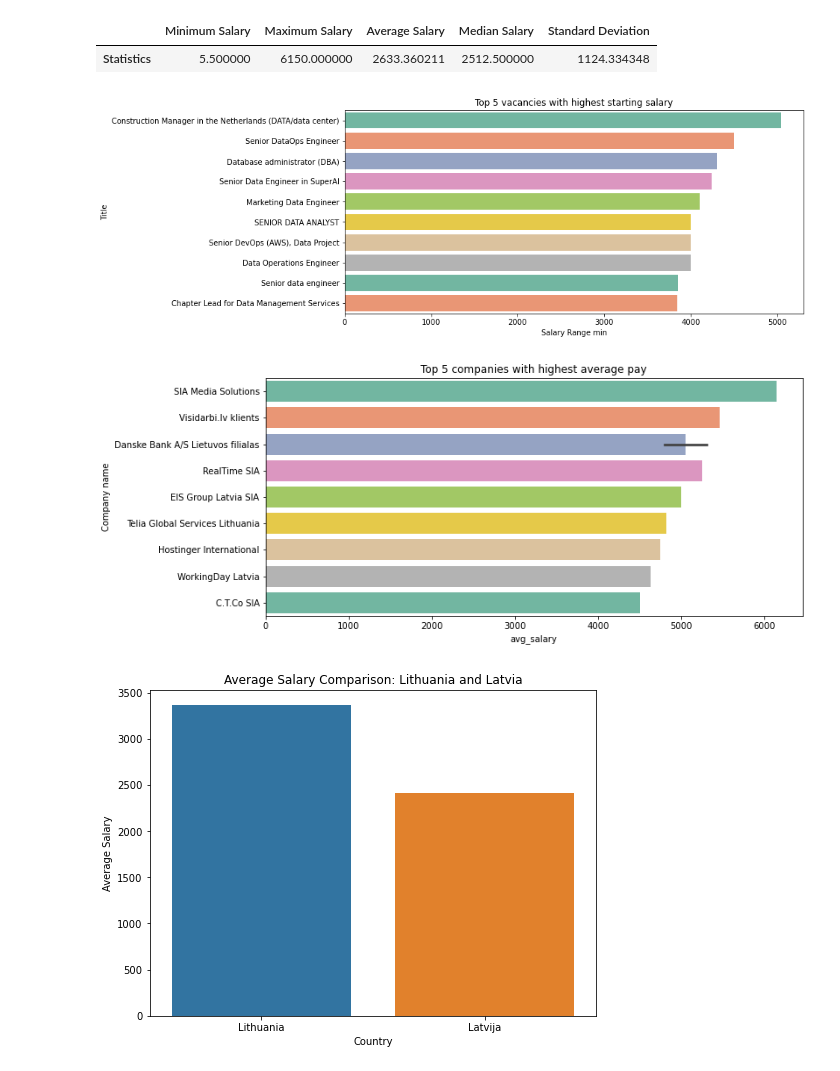
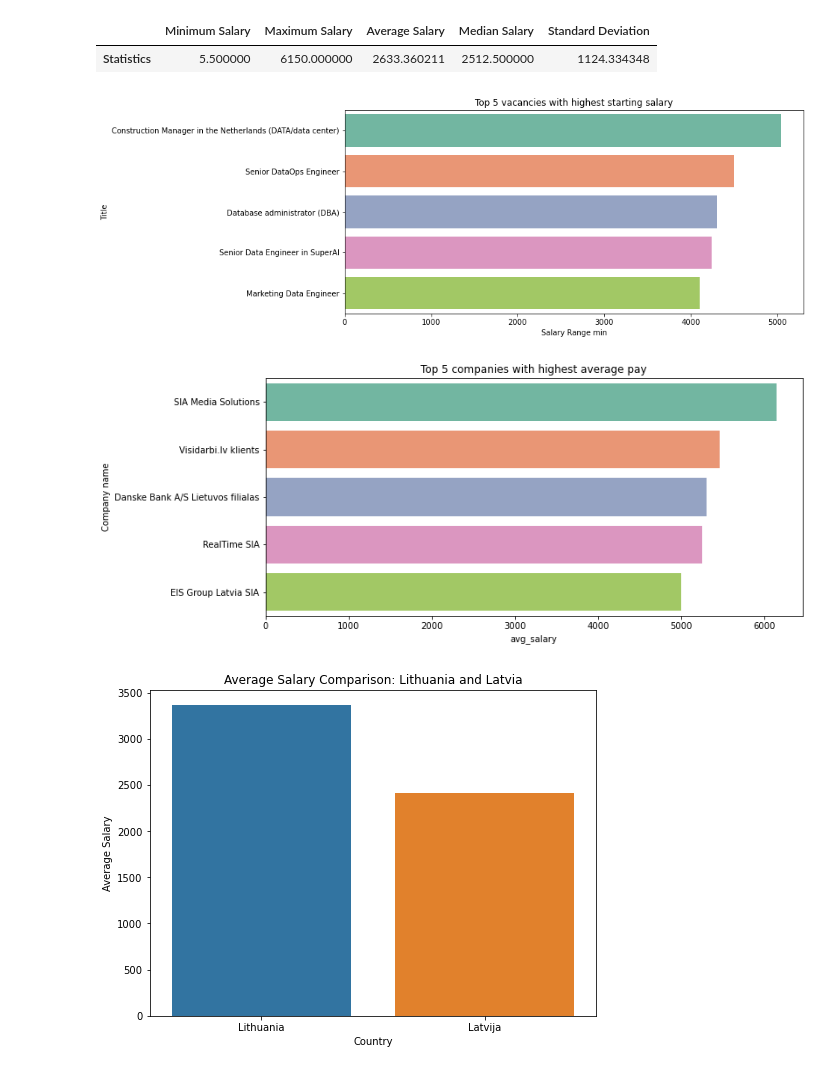
Before and after one commit to Inesence/Data_Job_Market_Analysis_LV, a Jupyter notebook: Data Analysis.ipynb, the cells around one changed output. Saved outputs shown, nothing was run; the diff lists cells and outputs as text; code cells hidden in the pictures.

```diff
--- a/Data Analysis.ipynb
+++ b/Data Analysis.ipynb
@@ -133,21 +133,21 @@ stats_table
 # %%
 # Check job positions with highest starting salary
 
-highest_pay = df.sort_values('Salary Range min', ascending = False).head(10)
+highest_pay = df.sort_values('Salary Range min', ascending = False).head(5)
 
 plt.subplots(figsize=(11,5))
 sns.barplot(data=highest_pay,x='Salary Range min',y='Title',palette='Set2').set(title="Top 5 vacancies with highest starting salary")
 plt.show()
 # %% [output]
-[figure, old version]
+[figure, new version]
 # %%
-company_pay = df.sort_values('avg_salary', ascending = False).head(10)
+company_pay = df.sort_values('avg_salary', ascending = False).head(5)
 
 plt.subplots(figsize=(11,5))
 sns.barplot(data=company_pay,x='avg_salary',y='Company name',palette='Set2').set(title="Top 5 companies with highest average pay")
 plt.show()
 # %% [output]
-[figure, old version]
+[figure, new version]
 # %%
 # Filter data for Lithuania and Latvija
 df_lithuania = df[(df['Country'] == 'Lithuania')]
```
Also changed, not shown: parts of 1 cell of this notebook.
